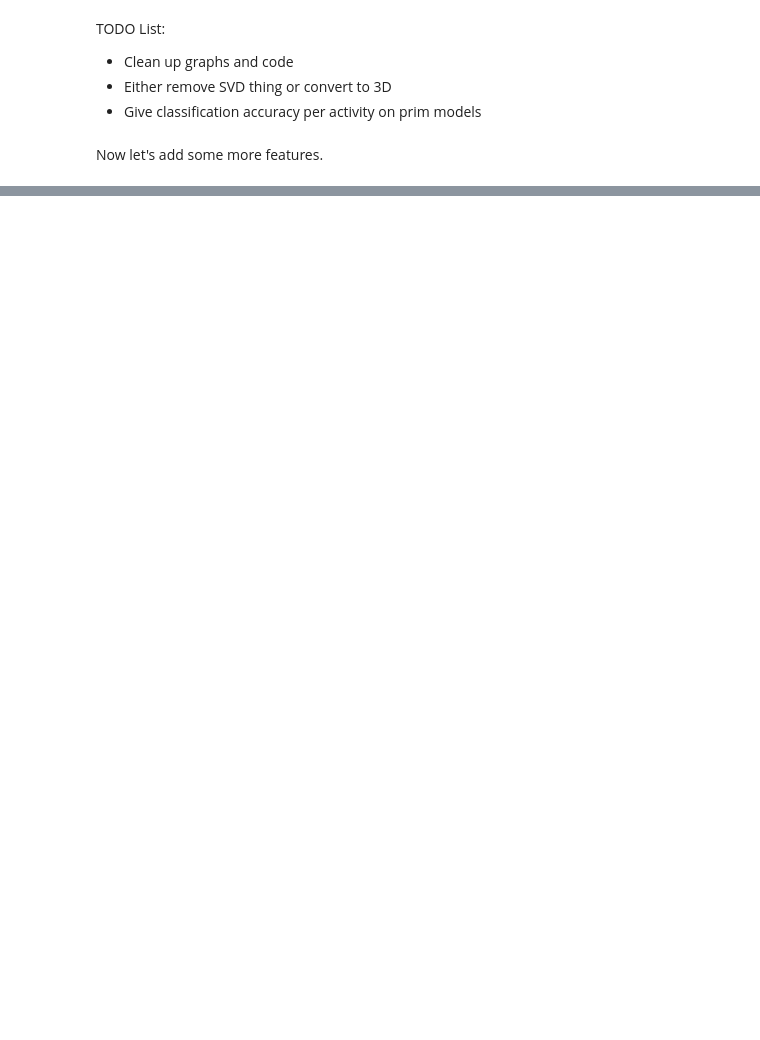
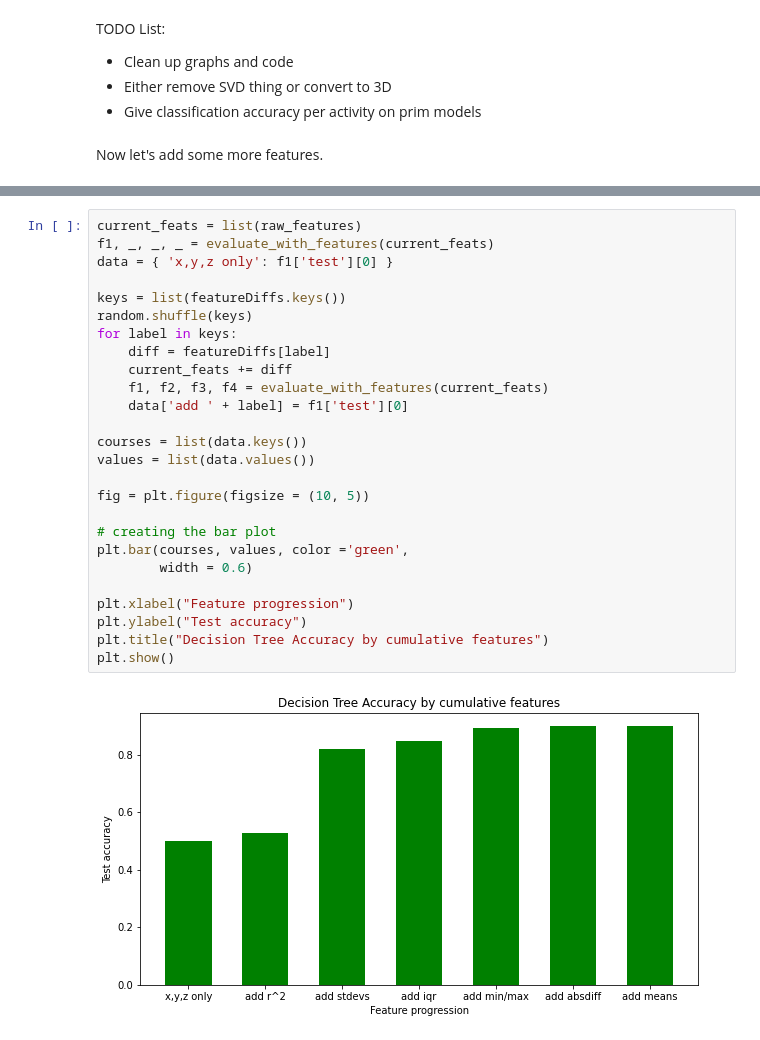
Before and after one commit to smrutich/ActivityRecognitionTimeSeries, a Jupyter notebook: Data Exploration.ipynb, the cells around one changed output, grey strips where cells are left out. Drawn from its saved outputs; the diff is of its cells as text; blank space fills up the shorter version.

```diff
--- a/Data Exploration.ipynb
+++ b/Data Exploration.ipynb
@@ -928,0 +950,28 @@ F1 (test)    0.238984  0.195863  0.095148    0.116247  0.187966  0.192000
+# %%
+current_feats = list(raw_features)
+f1, _, _, _ = evaluate_with_features(current_feats)
+data = { 'x,y,z only': f1['test'][0] }
+
+keys = list(featureDiffs.keys())
+random.shuffle(keys)
+for label in keys:
+    diff = featureDiffs[label]
+    current_feats += diff
+    f1, f2, f3, f4 = evaluate_with_features(current_feats)
+    data['add ' + label] = f1['test'][0]
+
+courses = list(data.keys())
+values = list(data.values())
+
+fig = plt.figure(figsize = (10, 5))
+
+# creating the bar plot
+plt.bar(courses, values, color ='green',
+        width = 0.6)
+
+plt.xlabel("Feature progression")
+plt.ylabel("Test accuracy")
+plt.title("Decision Tree Accuracy by cumulative features")
+plt.show()
+# %% [output]
+[figure, added]
```
Also changed, not shown: parts of 16 cells of this notebook.
